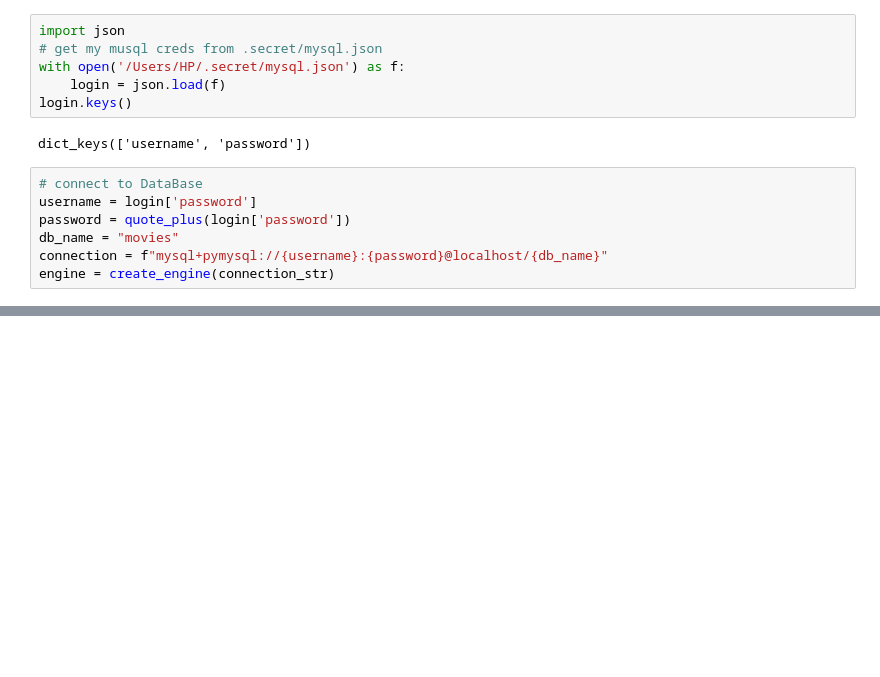
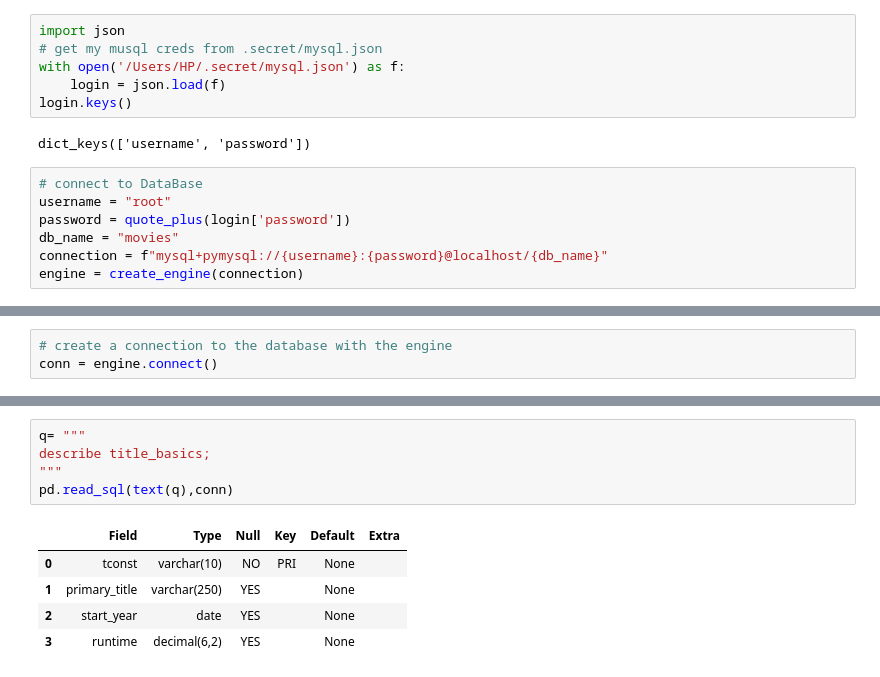
Before and after one commit to Ahmed-Wassel-Angar/movies_project, a Jupyter notebook: DATABASE_Design.ipynb, the cells around one changed output, grey strips where cells are left out. Drawn from its saved outputs; the diff is of its cells as text; blank space fills up the shorter version.

```diff
--- a/DATABASE_Design.ipynb
+++ b/DATABASE_Design.ipynb
@@ -543,8 +518,8 @@ login.keys()
 dict_keys(['username', 'password'])
 # %%
 # connect to DataBase
-username = login['password']
+username = "root"
 password = quote_plus(login['password'])
 db_name = "movies"
 connection = f"mysql+pymysql://{username}:{password}@localhost/{db_name}"
-engine = create_engine(connection_str)
+engine = create_engine(connection)
@@ -558,0 +534,3 @@ username
+# %%
+# create a connection to the database with the engine
+conn = engine.connect()
@@ -558,0 +557,11 @@ username
+# %%
+q= """
+describe title_basics;
+"""
+pd.read_sql(text(q),conn)
+# %% [output]
+|  | Field | Type | Null | Key | Default | Extra |
+| 0 | tconst | varchar(10) | NO | PRI | None |  |
+| 1 | primary_title | varchar(250) | YES |  | None |  |
+| 2 | start_year | date | YES |  | None |  |
+| 3 | runtime | decimal(6,2) | YES |  | None |  |
```
Also changed, not shown: parts of 20 cells of this notebook, 4 other files.
